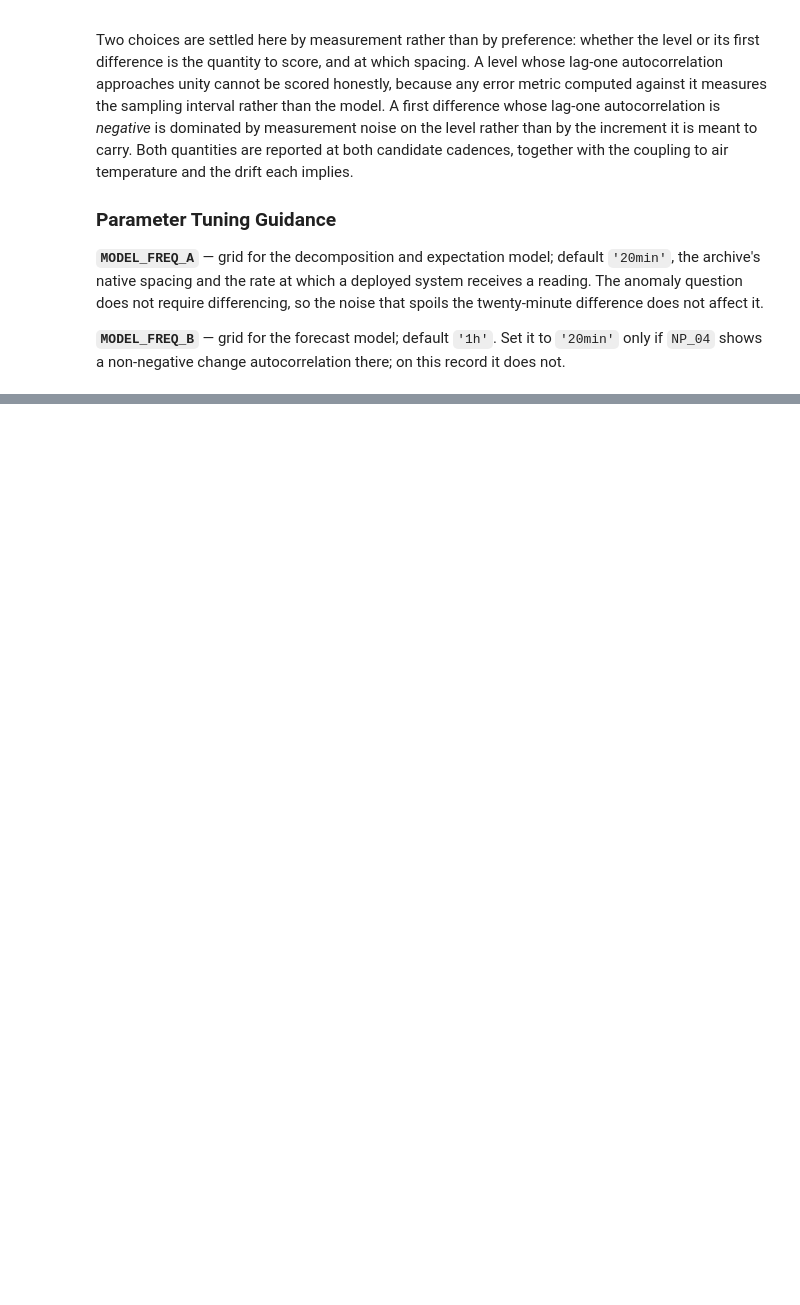
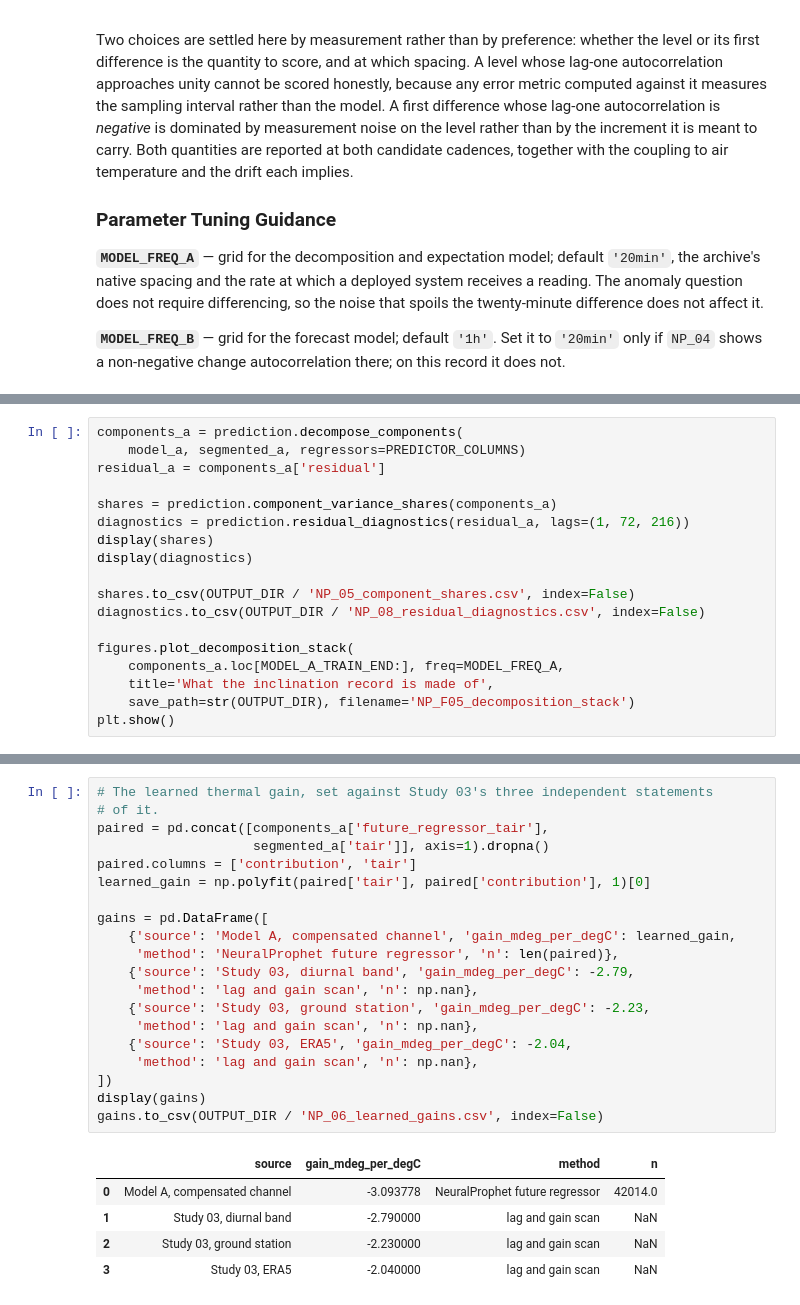
Before and after one commit to eugeniomoreira-iaud/neuralprophet-shm, a Jupyter notebook: studies/04_neuralprophet_inclination_prediction/neuralprophet_inclination_prediction_study.ipynb, the cells around one changed output, grey strips where cells are left out. Drawn from its saved outputs; the diff is of its cells as text; blank space fills up the shorter version.

```diff
--- a/studies/04_neuralprophet_inclination_prediction/neuralprophet_inclination_prediction_study.ipynb
+++ b/studies/04_neuralprophet_inclination_prediction/neuralprophet_inclination_prediction_study.ipynb
@@ -325,0 +477,18 @@ plt.show()
+# %%
+components_a = prediction.decompose_components(
+    model_a, segmented_a, regressors=PREDICTOR_COLUMNS)
+residual_a = components_a['residual']
+
+shares = prediction.component_variance_shares(components_a)
+diagnostics = prediction.residual_diagnostics(residual_a, lags=(1, 72, 216))
+display(shares)
+display(diagnostics)
+
+shares.to_csv(OUTPUT_DIR / 'NP_05_component_shares.csv', index=False)
+diagnostics.to_csv(OUTPUT_DIR / 'NP_08_residual_diagnostics.csv', index=False)
+
+figures.plot_decomposition_stack(
+    components_a.loc[MODEL_A_TRAIN_END:], freq=MODEL_FREQ_A,
+    title='What the inclination record is made of',
+    save_path=str(OUTPUT_DIR), filename='NP_F05_decomposition_stack')
+plt.show()
@@ -325,0 +513,26 @@ plt.show()
+# %%
+# The learned thermal gain, set against Study 03's three independent statements
+# of it.
+paired = pd.concat([components_a['future_regressor_tair'],
+                    segmented_a['tair']], axis=1).dropna()
+paired.columns = ['contribution', 'tair']
+learned_gain = np.polyfit(paired['tair'], paired['contribution'], 1)[0]
+
+gains = pd.DataFrame([
+    {'source': 'Model A, compensated channel', 'gain_mdeg_per_degC': learned_gain,
+     'method': 'NeuralProphet future regressor', 'n': len(paired)},
+    {'source': 'Study 03, diurnal band', 'gain_mdeg_per_degC': -2.79,
+     'method': 'lag and gain scan', 'n': np.nan},
+    {'source': 'Study 03, ground station', 'gain_mdeg_per_degC': -2.23,
+     'method': 'lag and gain scan', 'n': np.nan},
+    {'source': 'Study 03, ERA5', 'gain_mdeg_per_degC': -2.04,
+     'method': 'lag and gain scan', 'n': np.nan},
+])
+display(gains)
+gains.to_csv(OUTPUT_DIR / 'NP_06_learned_gains.csv', index=False)
+# %% [output]
+|  | source | gain_mdeg_per_degC | method | n |
+| 0 | Model A, compensated channel | -3.093778 | NeuralProphet future regressor | 42014.0 |
+| 1 | Study 03, diurnal band | -2.790000 | lag and gain scan | NaN |
+| 2 | Study 03, ground station | -2.230000 | lag and gain scan | NaN |
+| 3 | Study 03, ERA5 | -2.040000 | lag and gain scan | NaN |
```
Also changed, not shown: parts of 7 cells of this notebook, 1 other file.
